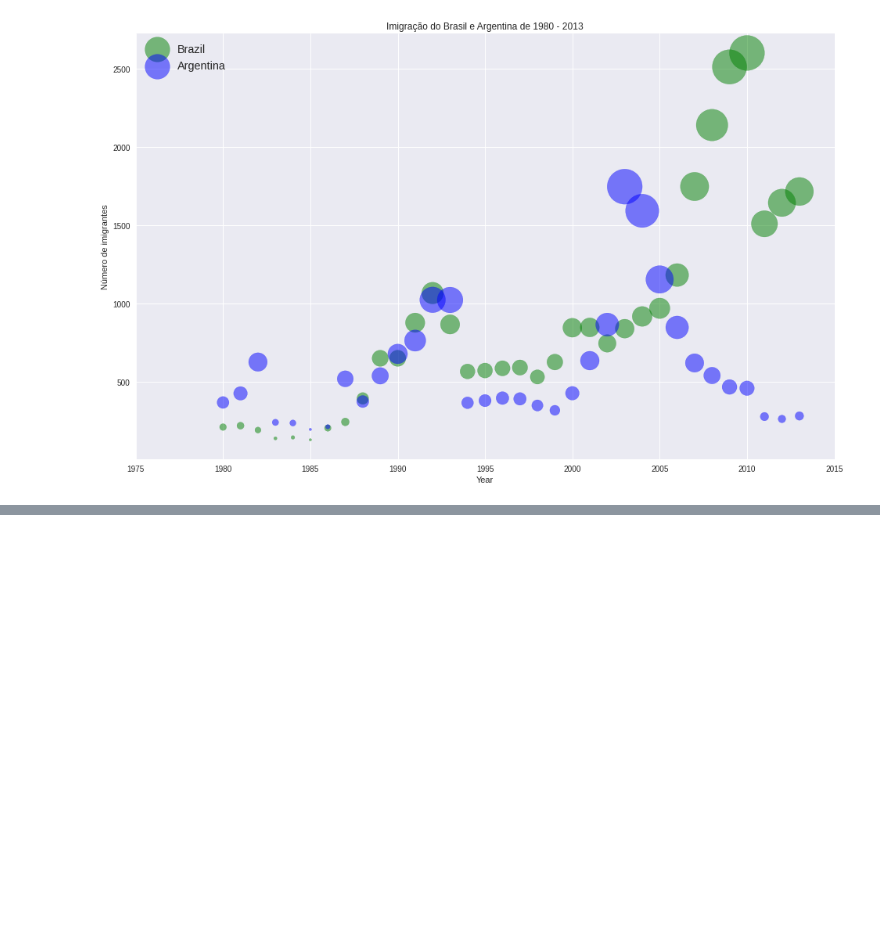
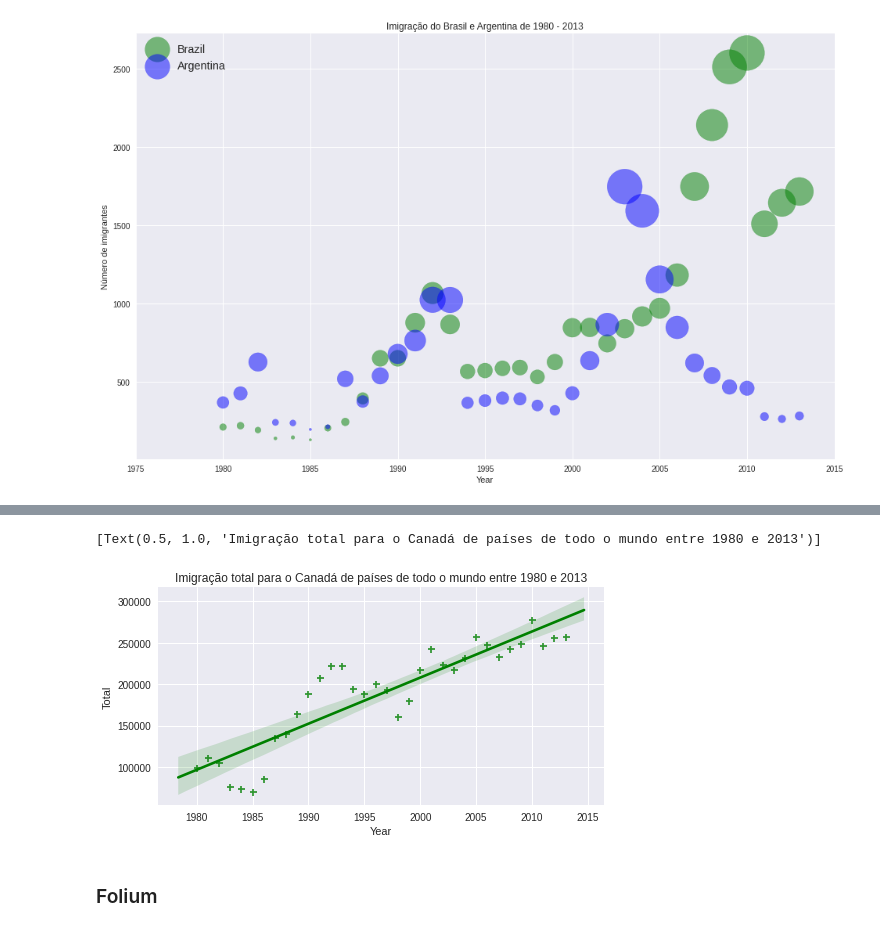
Before and after one commit to LilianeAquino/data-visualization, a Jupyter notebook: data-visualization.ipynb, the cells around one changed output, grey strips where cells are left out. Cells and saved outputs as stored; diff of their text form; code cells hidden in the pictures; blank space fills up the shorter version.

```diff
--- a/data-visualization.ipynb
+++ b/data-visualization.ipynb
@@ -314,0 +451,8 @@ ax0.legend(['Brazil', 'Argentina'], loc='upper left', fontsize='x-large')
+# %%
+ax= sns.regplot(x='Year', y='Total', data=df_total, color='green', marker='+')
+ax.set(title='Imigração total para o Canadá de países de todo o mundo entre 1980 e 2013')
+# %% [output]
+[Text(0.5, 1.0, 'Imigração total para o Canadá de países de todo o mundo entre 1980 e 2013')]
+[figure, added]
+# %% [markdown]
+### Folium
```
Also changed, not shown: parts of 42 cells of this notebook, 2 other files.
